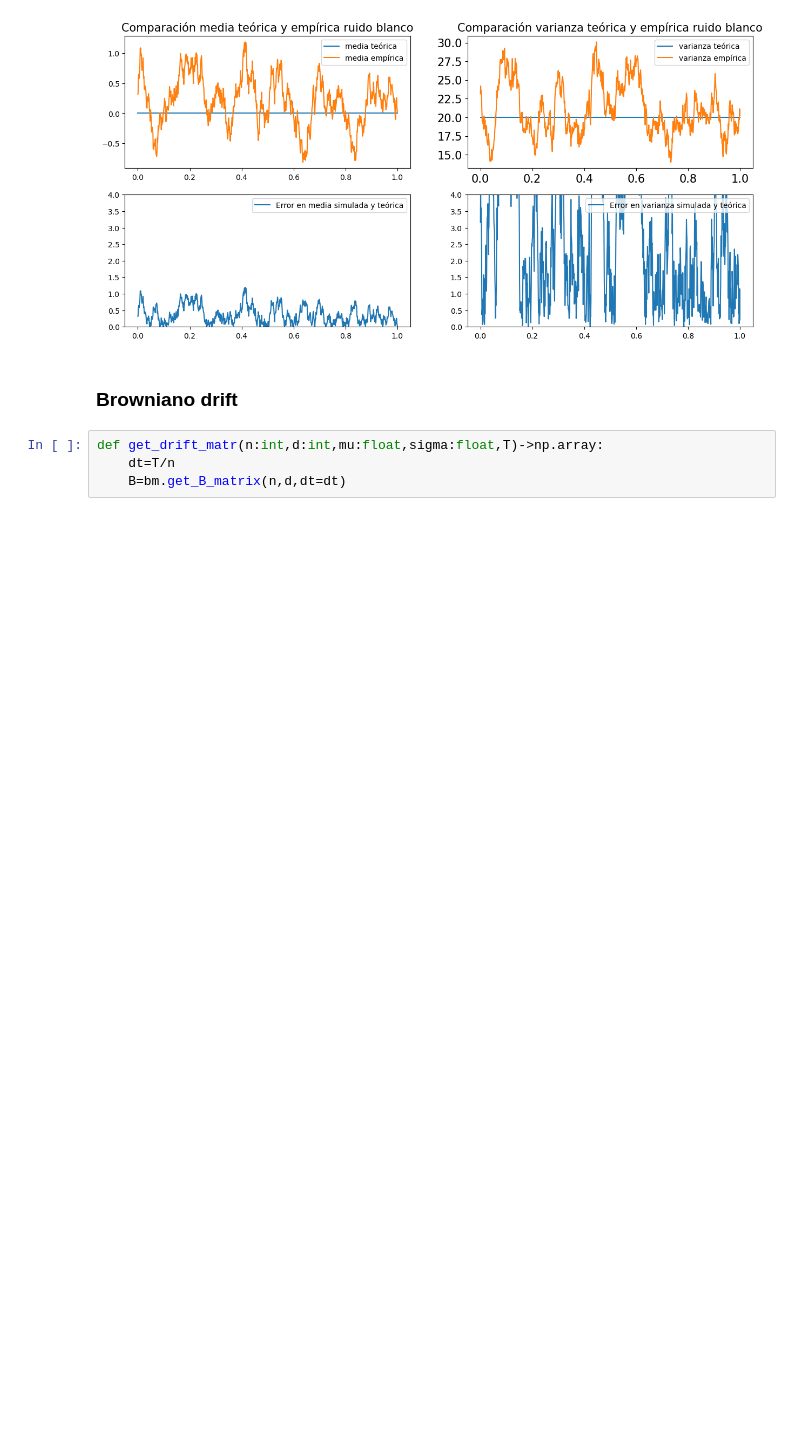
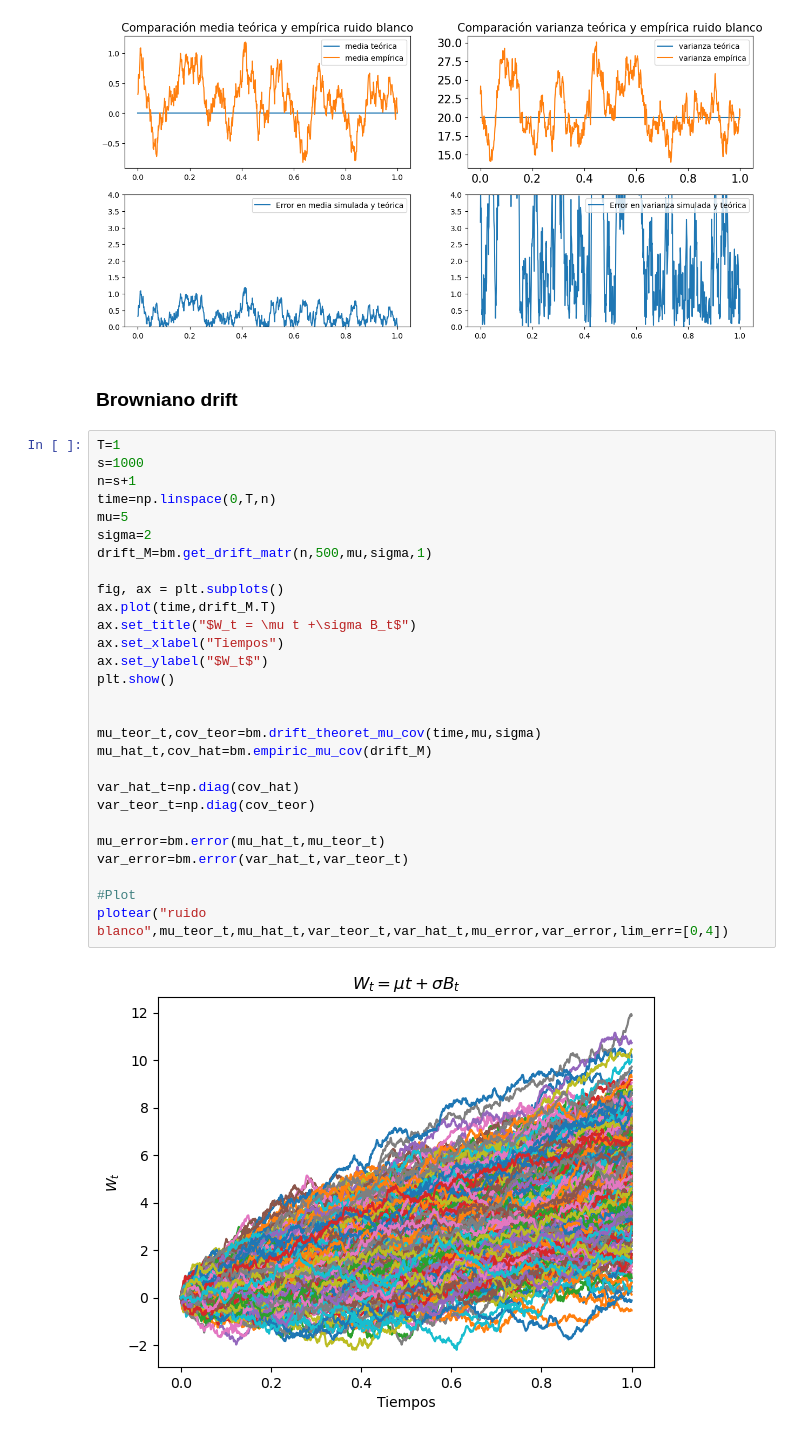
Before and after one commit to msanchezr99/Talleres_estocasticos1, a Jupyter notebook: Procesos_estoc_continuos/Proc_cont.ipynb, the cells around one changed output. Saved outputs shown, nothing was run; the diff lists cells and outputs as text; blank space fills up the shorter version.

Commit message:
Movimiento drift con propiedades teóricas

```diff
--- a/Procesos_estoc_continuos/Proc_cont.ipynb
+++ b/Procesos_estoc_continuos/Proc_cont.ipynb
@@ -322,7 +319,33 @@ matriz de cov
 [figure]
 # %% [markdown]
 ### Browniano drift
-# %%
-def get_drift_matr(n:int,d:int,mu:float,sigma:float,T)->np.array:
-    dt=T/n
-    B=bm.get_B_matrix(n,d,dt=dt)
+# %%
+T=1
+s=1000
+n=s+1
+time=np.linspace(0,T,n)
+mu=5
+sigma=2
+drift_M=bm.get_drift_matr(n,500,mu,sigma,1)
+
+fig, ax = plt.subplots()
+ax.plot(time,drift_M.T)
+ax.set_title("$W_t = \mu t +\sigma B_t$")
+ax.set_xlabel("Tiempos")
+ax.set_ylabel("$W_t$")
+plt.show()
+
+
+mu_teor_t,cov_teor=bm.drift_theoret_mu_cov(time,mu,sigma)
+mu_hat_t,cov_hat=bm.empiric_mu_cov(drift_M)
+
+var_hat_t=np.diag(cov_hat)
+var_teor_t=np.diag(cov_teor)
+
+mu_error=bm.error(mu_hat_t,mu_teor_t)
+var_error=bm.error(var_hat_t,var_teor_t)
+
+#Plot
+plotear("ruido blanco",mu_teor_t,mu_hat_t,var_teor_t,var_hat_t,mu_error,var_error,lim_err=[0,4])
+# %% [output]
+[figure, added]
```
Also changed, not shown: parts of 3 cells of this notebook, 1 other file.
